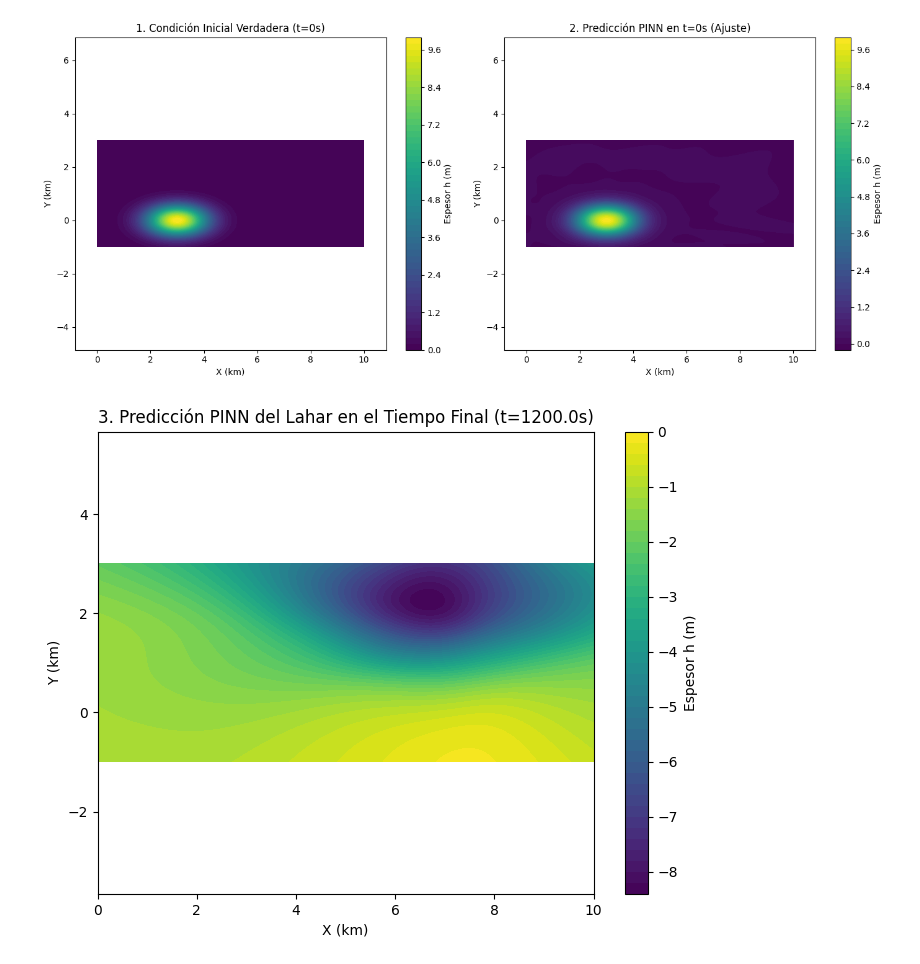
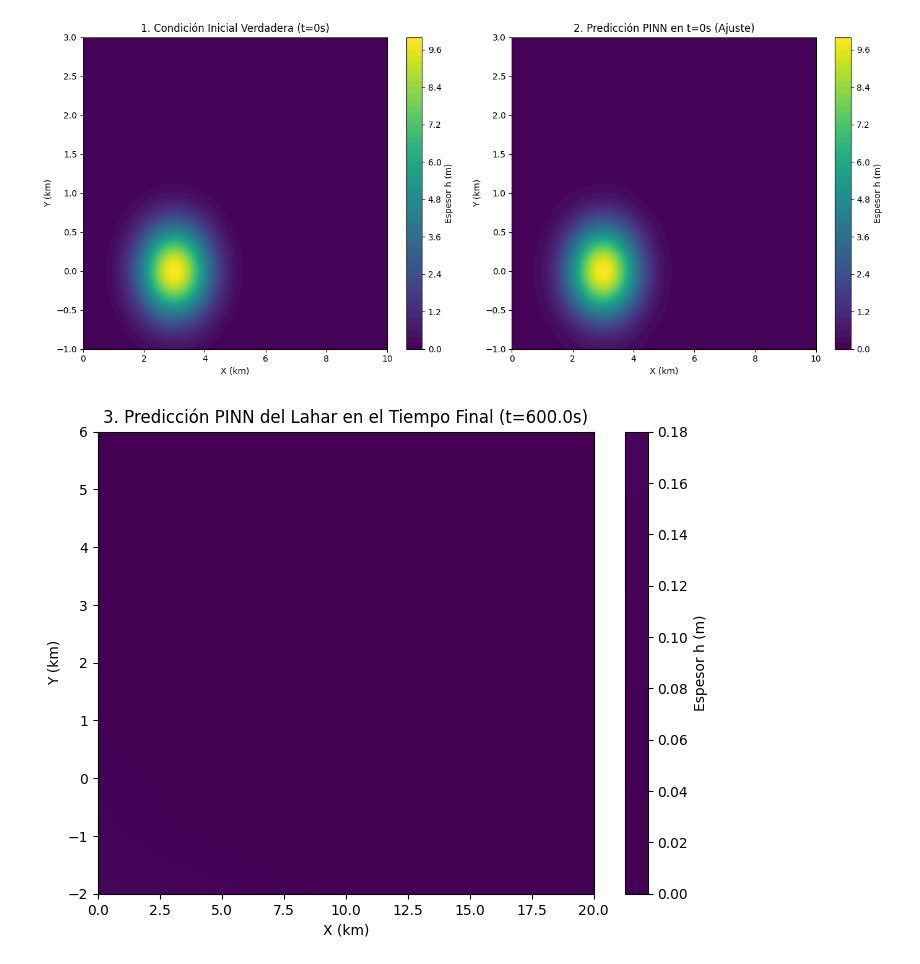
Before and after one commit to AstroDolan/ML-team, a Jupyter notebook: PINN-Thesis/Volcanes/Lahares/Lahar-2DMkI.ipynb, the cells around one changed output. Drawn from its saved outputs; the diff is of its cells as text; code cells hidden in the pictures.

Commit message:
Nuevo script lahares

```diff
--- a/PINN-Thesis/Volcanes/Lahares/Lahar-2DMkI.ipynb
+++ b/PINN-Thesis/Volcanes/Lahares/Lahar-2DMkI.ipynb
@@ -101,14 +102,14 @@ def pinn_model():
 
     # 2. Capas Ocultas (Uniformidad y TANH)
     # Tanh es crucial porque tiene segundas derivadas no nulas
-    x = layers.Dense(64, activation='tanh')(x_norm)
-    x = layers.Dense(64, activation='tanh')(x)
-    x = layers.Dense(64, activation='tanh')(x)
-    x = layers.Dense(64, activation='tanh')(x)
-    x = layers.Dense(64, activation='tanh')(x)
+    x = layers.Dense(128, activation='tanh')(x_norm)
+    x = layers.Dense(128, activation='tanh')(x)
+    x = layers.Dense(128, activation='tanh')(x)
+    x = layers.Dense(128, activation='tanh')(x)
+    #x = layers.Dense(128, activation='tanh')(x)
 
     # 3. Salida
-    outputs = layers.Dense(3, activation='linear')(x) #softmax/softplus (Este parece que es mejor)
+    outputs = layers.Dense(3, activation='softplus')(x) #softmax/softplus (Este parece que es mejor)
 
     return tf.keras.Model(inputs=inputs, outputs=outputs)
 
@@ -303,7 +304,7 @@ h_pred_ic, _, _ = pinn_predict(tf.constant(x_flat_ic, dtype=tf.float32),
 h_ic_pred_grid = h_pred_ic.numpy().reshape(X.shape)
 
 # 9.3) Predicciones para t = t_max (Resultado final)
-t_final_plot = t_max # t=1200s
+t_final_plot = t_max/2 # t=1200s
 T_FINAL = np.ones_like(X) * t_final_plot
 
 # Aplanar la malla para alimentar al modelo (X, Y, T_FINAL) -> (N, 3)
@@ -334,35 +335,38 @@ plt.figure(figsize=(14, 6))
 
 # Subplot 1: Condición Inicial (Verdadera)
 plt.subplot(1, 2, 1)
 cf1 = plt.contourf(X / 1000, Y / 1000, h_ic_true_grid, levels=50, cmap='viridis',vmin=0,vmax=10)
 plt.colorbar(cf1, label='Espesor h (m)')
 plt.title('1. Condición Inicial Verdadera (t=0s)')
 plt.xlabel('X (km)')
 plt.ylabel('Y (km)')
 plt.axis('equal')
+plt.gca().set_aspect('auto', adjustable='box')
 
 # Subplot 2: Predicción PINN en t=0s
 plt.subplot(1, 2, 2)
 cf2 = plt.contourf(X / 1000, Y / 1000, h_ic_pred_grid, levels=50, cmap='viridis',vmin=0,vmax=10)
 plt.colorbar(cf2, label='Espesor h (m)')
 plt.title('2. Predicción PINN en t=0s (Ajuste)')
 plt.xlabel('X (km)')
 plt.ylabel('Y (km)')
 plt.axis('equal')
+plt.gca().set_aspect('auto', adjustable='box')
 
 plt.tight_layout()
 plt.show()
 
 # Gráfico 2: Predicción PINN en el tiempo final (Resultado del Flujo)
 plt.figure(figsize=(8, 6))
-cf3 = plt.contourf(X / 1000, Y / 1000, h_final_pred_grid, levels=50, cmap='viridis')
+cf3 = plt.contourf(X /500, Y /500, h_final_pred_grid, levels=50, cmap='viridis',vmin=0,vmax=10)
 plt.colorbar(cf3, label='Espesor h (m)')
-plt.title(f'3. Predicción PINN del Lahar en el Tiempo Final (t={t_max}s)')
+plt.title(f'3. Predicción PINN del Lahar en el Tiempo Final (t={t_final_plot}s)')
 plt.xlabel('X (km)')
 plt.ylabel('Y (km)')
 plt.axis('equal')
+plt.gca().set_aspect('auto', adjustable='box')
 plt.show()
 # %% [output]
-[figure, old version]
+[figure, new version]
-[figure, old version]
+[figure, new version]
 # %% [markdown]
```
Also changed, not shown: parts of 5 cells of this notebook, 4 other files.
